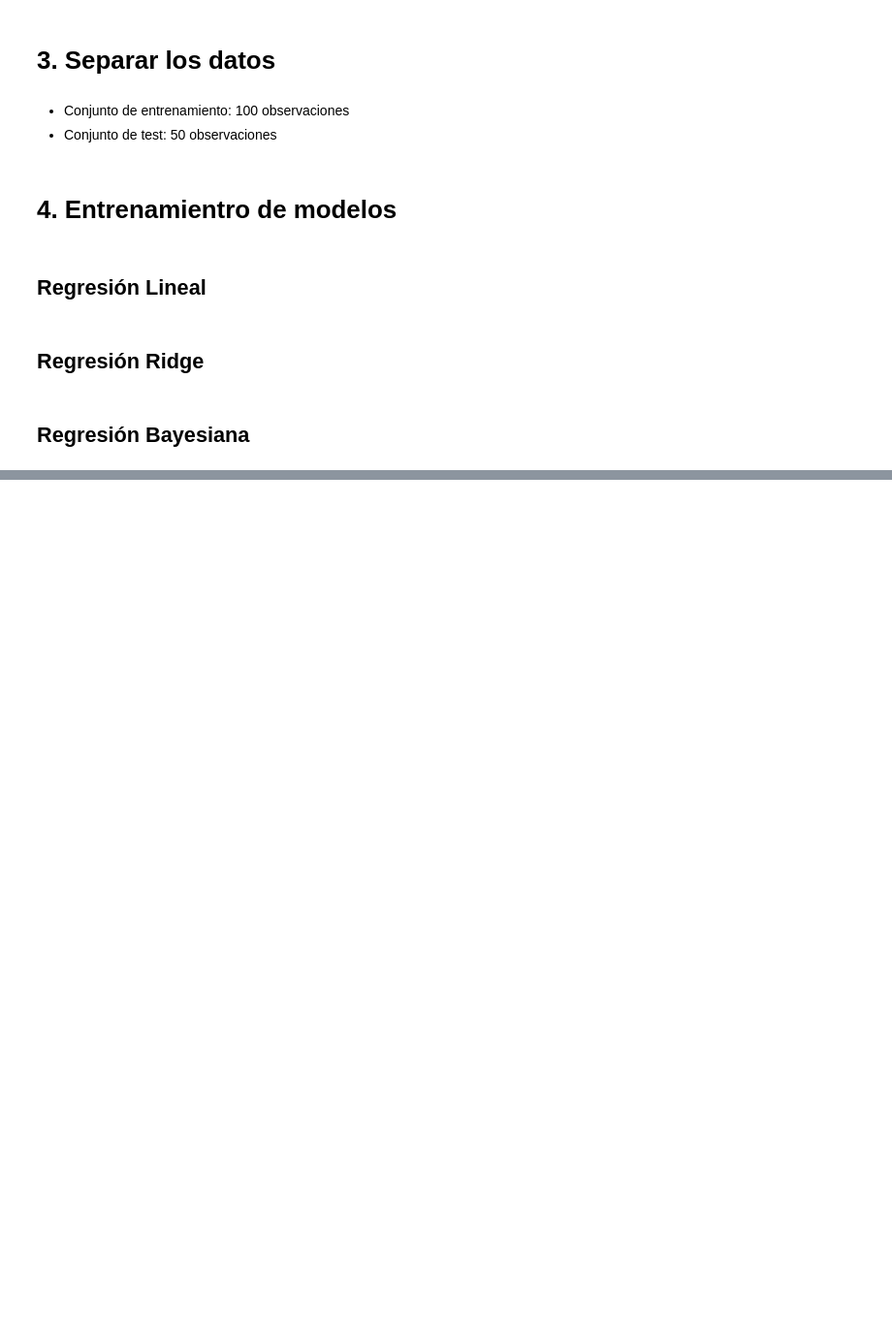
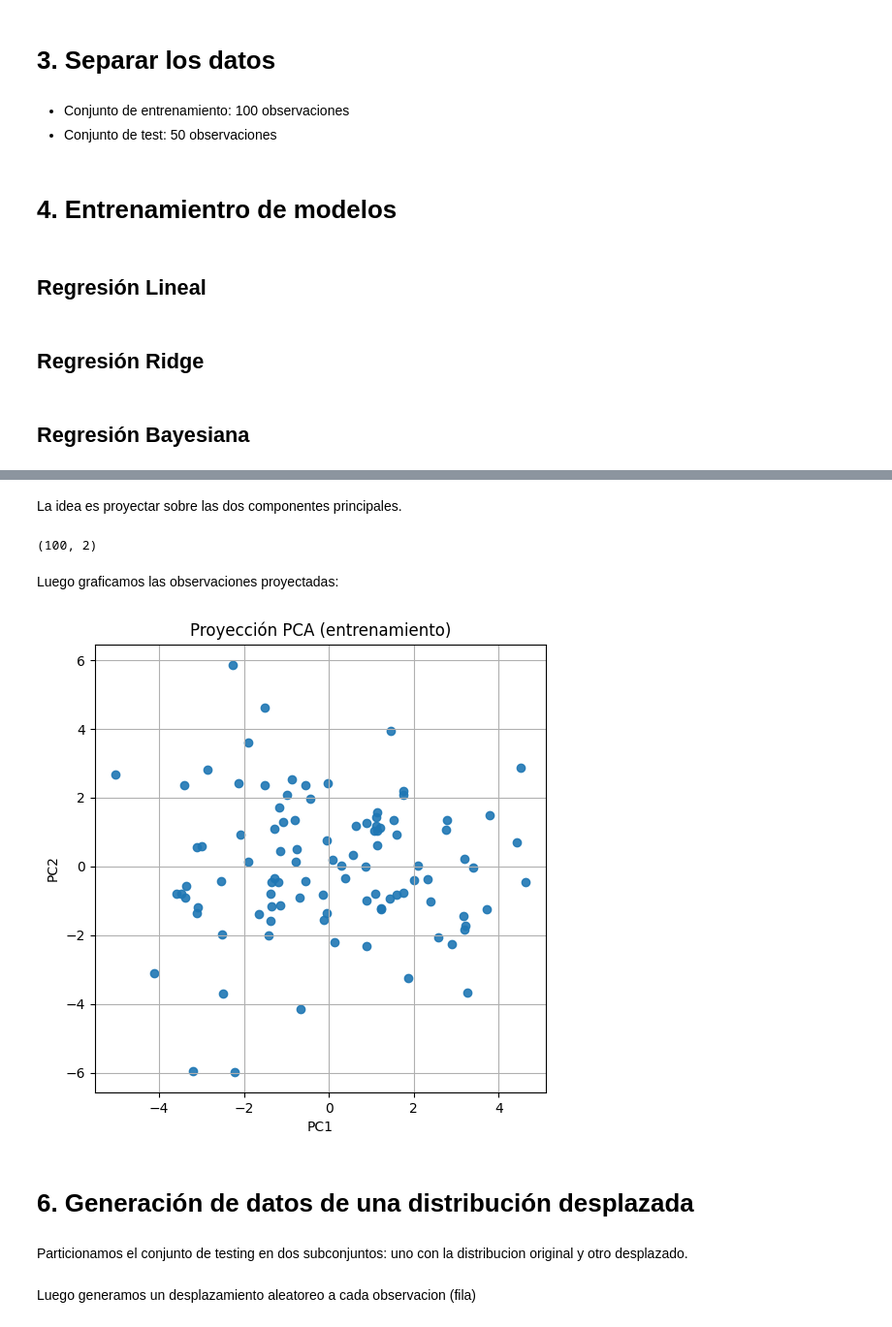
Before and after one commit to gulnaranocetti/statistical-models, a Jupyter notebook: entrega2.ipynb, the cells around one changed output, grey strips where cells are left out. Shown at 97% size. Cells and saved outputs as stored; diff of their text form; code cells hidden in the pictures; blank space fills up the shorter version.

```diff
--- a/entrega2.ipynb
+++ b/entrega2.ipynb
@@ -88,0 +99,30 @@ sigma2 = mse
+# %%
+# Se estandarizan los valores de las variables observadas para el PCA
+scaler = StandardScaler()
+X_train_scaled = scaler.fit_transform(X_train)
+# %% [markdown]
+La idea es proyectar sobre las dos componentes principales.
+# %%
+# PCA sobre las dos principales componentes
+pca = PCA(n_components=2)
+pca.fit(X_train_scaled)
+X_pca = pca.transform(X_train_scaled)
+print(X_pca.shape)
+# %% [output]
+(100, 2)
+# %% [markdown]
+Luego graficamos las observaciones proyectadas:
+# %%
+plt.figure(figsize=(6, 6))
+plt.scatter(X_pca[:, 0], X_pca[:, 1], alpha=0.9)
+plt.title("Proyección PCA (entrenamiento)")
+plt.xlabel("PC1")
+plt.ylabel("PC2")
+plt.grid(True)
+plt.show()
+# %% [output]
+[figure, added]
+# %% [markdown]
+# 6. Generación de datos de una distribución desplazada
+# %% [markdown]
+Particionamos el conjunto de testing en dos subconjuntos: uno con la distribucion original y otro desplazado.
@@ -88,0 +132,2 @@ sigma2 = mse
+# %% [markdown]
+Luego generamos un desplazamiento aleatoreo a cada observacion (fila)
```
Also changed, not shown: parts of 8 cells of this notebook.
